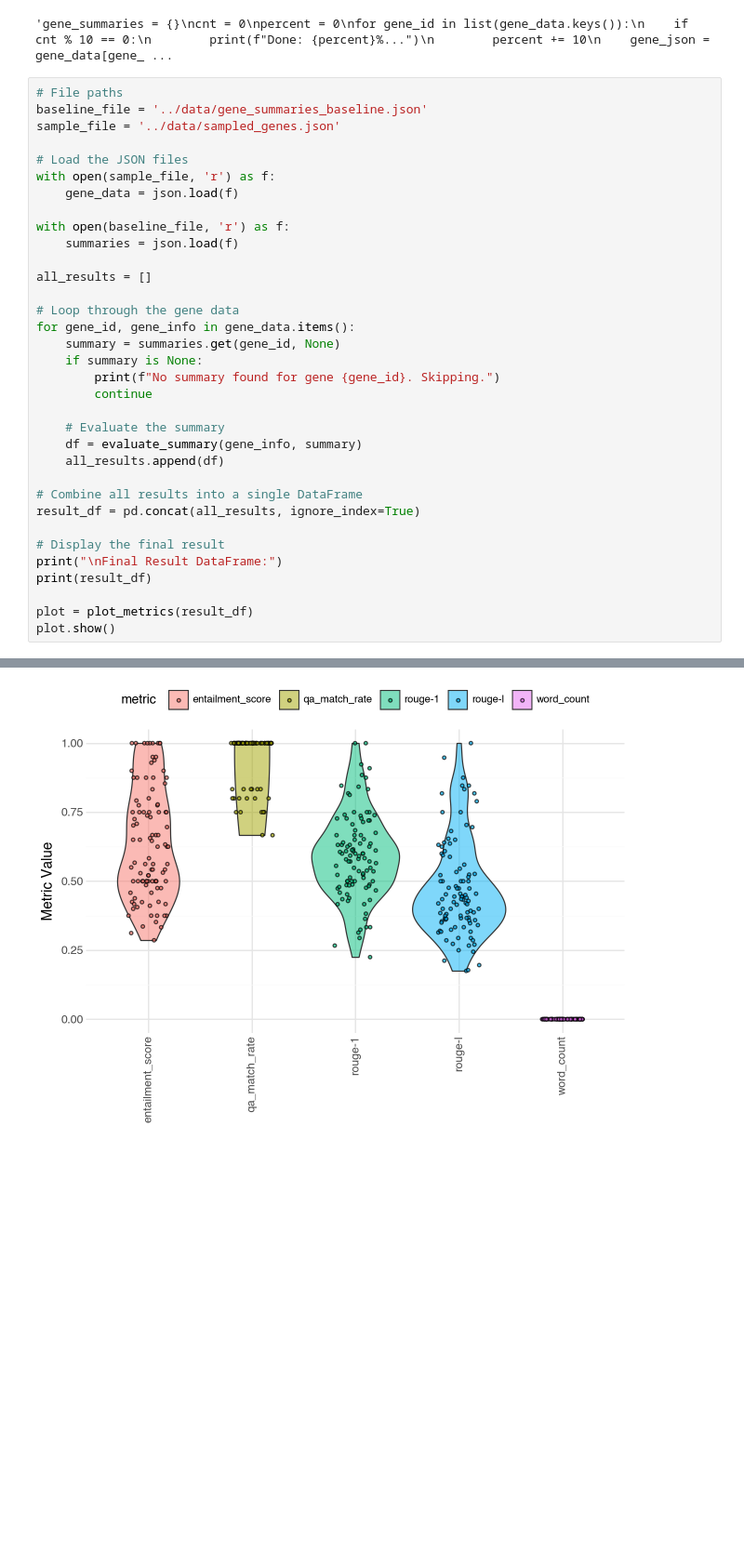
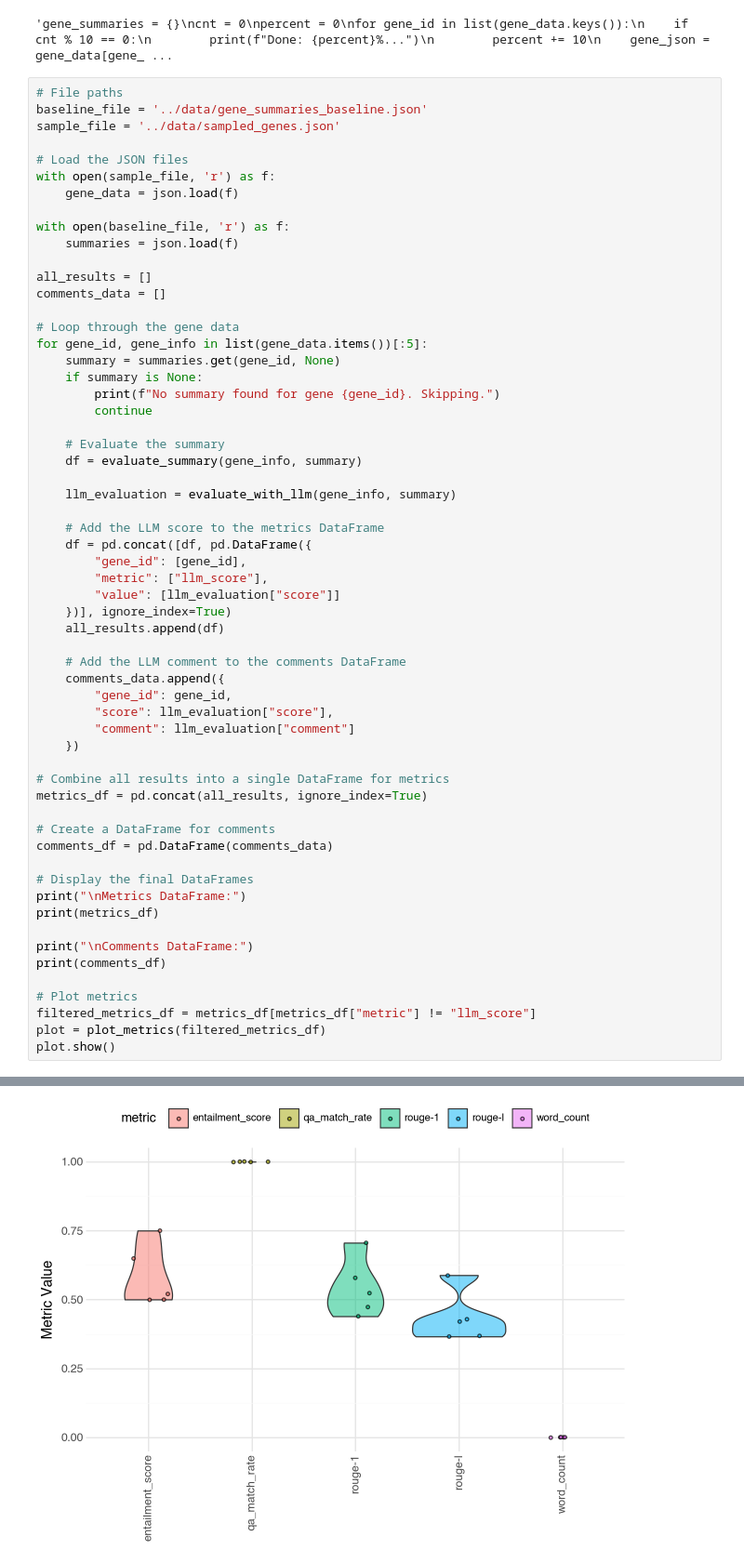
Before and after one commit to kantonopoulos/hpa-ai-summaries, a Jupyter notebook: scripts/pipeline.ipynb, the cells around one changed output, grey strips where cells are left out. Shown at 93% size. Saved outputs shown, nothing was run; the diff lists cells and outputs as text; blank space fills up the shorter version.

```diff
--- a/scripts/pipeline.ipynb
+++ b/scripts/pipeline.ipynb
@@ -556,9 +556,10 @@ with open(baseline_file, 'r') as f:
     summaries = json.load(f)
 
 all_results = []
+comments_data = []
 
 # Loop through the gene data
-for gene_id, gene_info in gene_data.items():
+for gene_id, gene_info in list(gene_data.items())[:5]:
     summary = summaries.get(gene_id, None)
     if summary is None:
         print(f"No summary found for gene {gene_id}. Skipping.")
@@ -566,15 +567,39 @@ for gene_id, gene_info in gene_data.items():
 
     # Evaluate the summary
     df = evaluate_summary(gene_info, summary)
+
+    llm_evaluation = evaluate_with_llm(gene_info, summary)
+
+    # Add the LLM score to the metrics DataFrame
+    df = pd.concat([df, pd.DataFrame({
+        "gene_id": [gene_id],
+        "metric": ["llm_score"],
+        "value": [llm_evaluation["score"]]
+    })], ignore_index=True)
     all_results.append(df)
 
-# Combine all results into a single DataFrame
-result_df = pd.concat(all_results, ignore_index=True)
+    # Add the LLM comment to the comments DataFrame
+    comments_data.append({
+        "gene_id": gene_id,
+        "score": llm_evaluation["score"],
+        "comment": llm_evaluation["comment"]
+    })
 
-# Display the final result
-print("\nFinal Result DataFrame:")
-print(result_df)
+# Combine all results into a single DataFrame for metrics
+metrics_df = pd.concat(all_results, ignore_index=True)
 
-plot = plot_metrics(result_df)
+# Create a DataFrame for comments
+comments_df = pd.DataFrame(comments_data)
+
+# Display the final DataFrames
+print("\nMetrics DataFrame:")
+print(metrics_df)
+
+print("\nComments DataFrame:")
+print(comments_df)
+
+# Plot metrics
+filtered_metrics_df = metrics_df[metrics_df["metric"] != "llm_score"]
+plot = plot_metrics(filtered_metrics_df)
 plot.show()
 # %% [output]
@@ -596 +623 @@ Final Result DataFrame:
-[figure, old version]
+[figure, new version]
```
Also changed, not shown: parts of 2 cells of this notebook, 1 other file.
